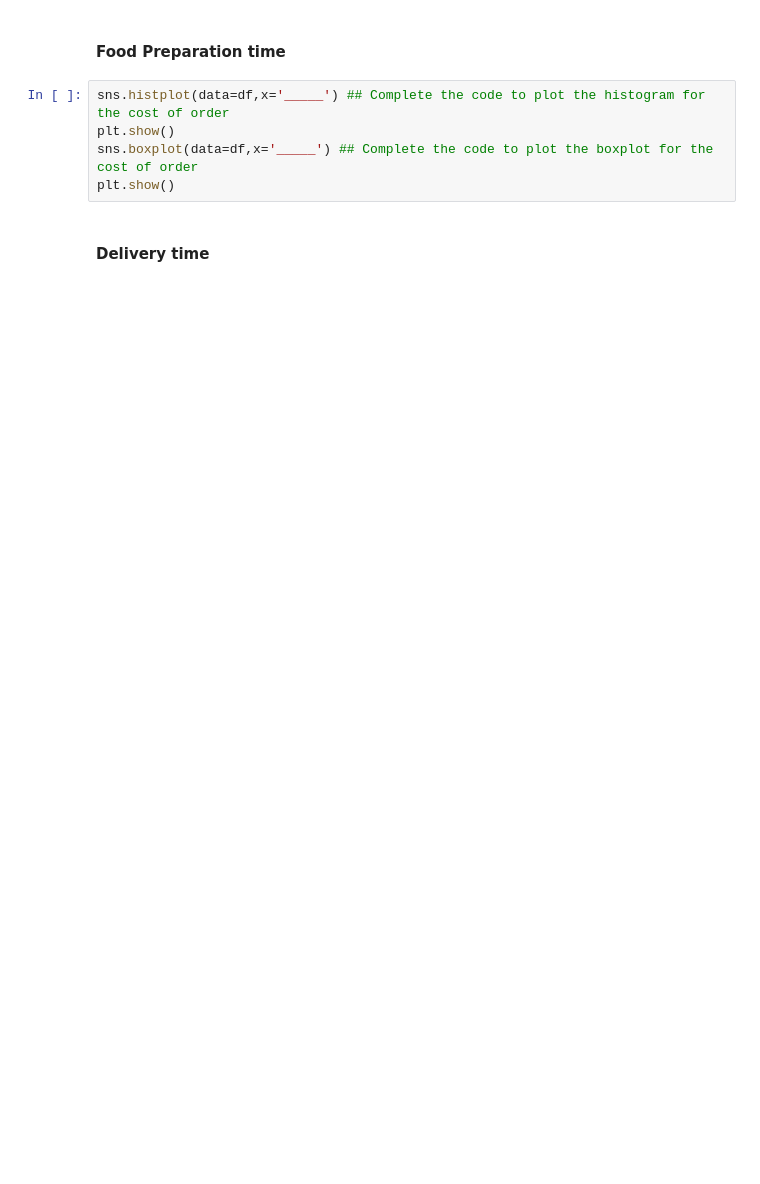
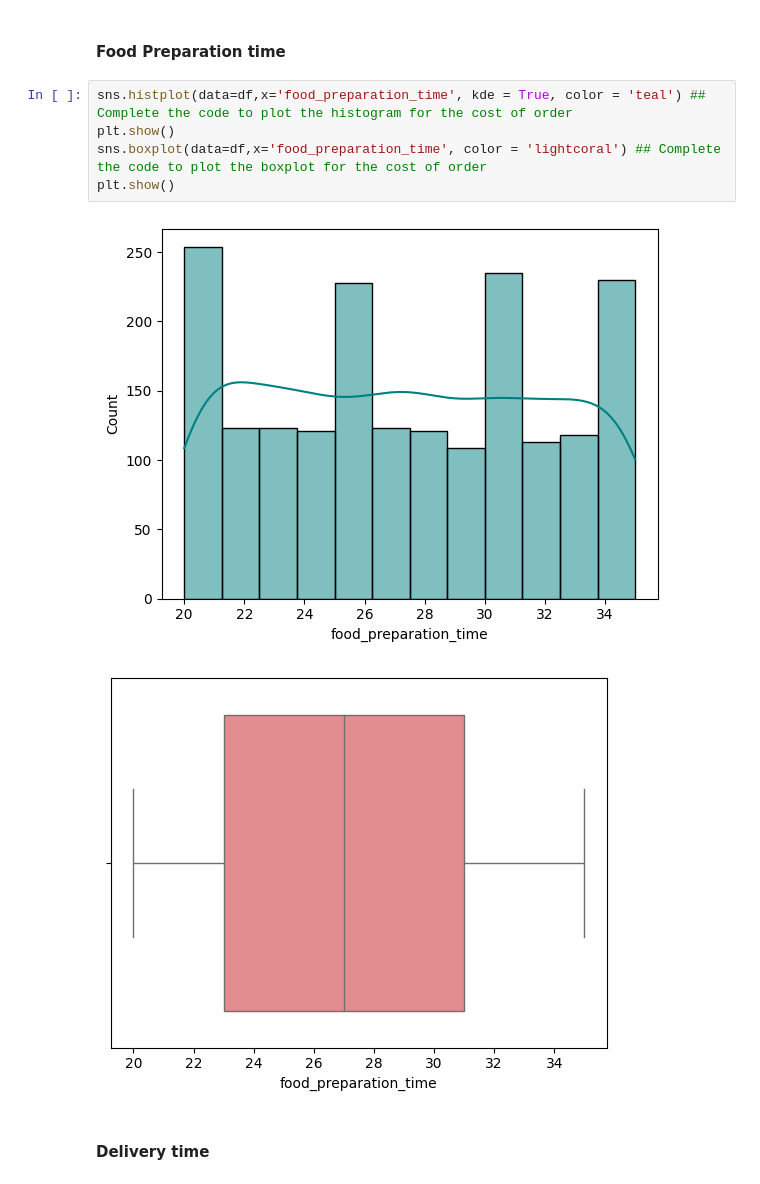
Before and after one commit to RashmiJK/PGP-AIML-FoodHub-EDA, a Jupyter notebook: Learner_Notebook_LC.ipynb, the cells around one changed output. Saved outputs shown, nothing was run; the diff lists cells and outputs as text; blank space fills up the shorter version.

```diff
--- a/Learner_Notebook_LC.ipynb
+++ b/Learner_Notebook_LC.ipynb
@@ -281,10 +323,13 @@ sns.countplot(data = df, x = '______') ## Complete the code to plot bar graph fo
 # %% [markdown]
 #### Food Preparation time
 # %%
-sns.histplot(data=df,x='_____') ## Complete the code to plot the histogram for the cost of order
+sns.histplot(data=df,x='food_preparation_time', kde = True, color = 'teal') ## Complete the code to plot the histogram for the cost of order
 plt.show()
-sns.boxplot(data=df,x='_____') ## Complete the code to plot the boxplot for the cost of order
+sns.boxplot(data=df,x='food_preparation_time', color = 'lightcoral') ## Complete the code to plot the boxplot for the cost of order
 plt.show()
+# %% [output]
+[figure, added]
+[figure, added]
 # %% [markdown]
 #### Delivery time
 # %%
```
Also changed, not shown: parts of 11 cells of this notebook.
